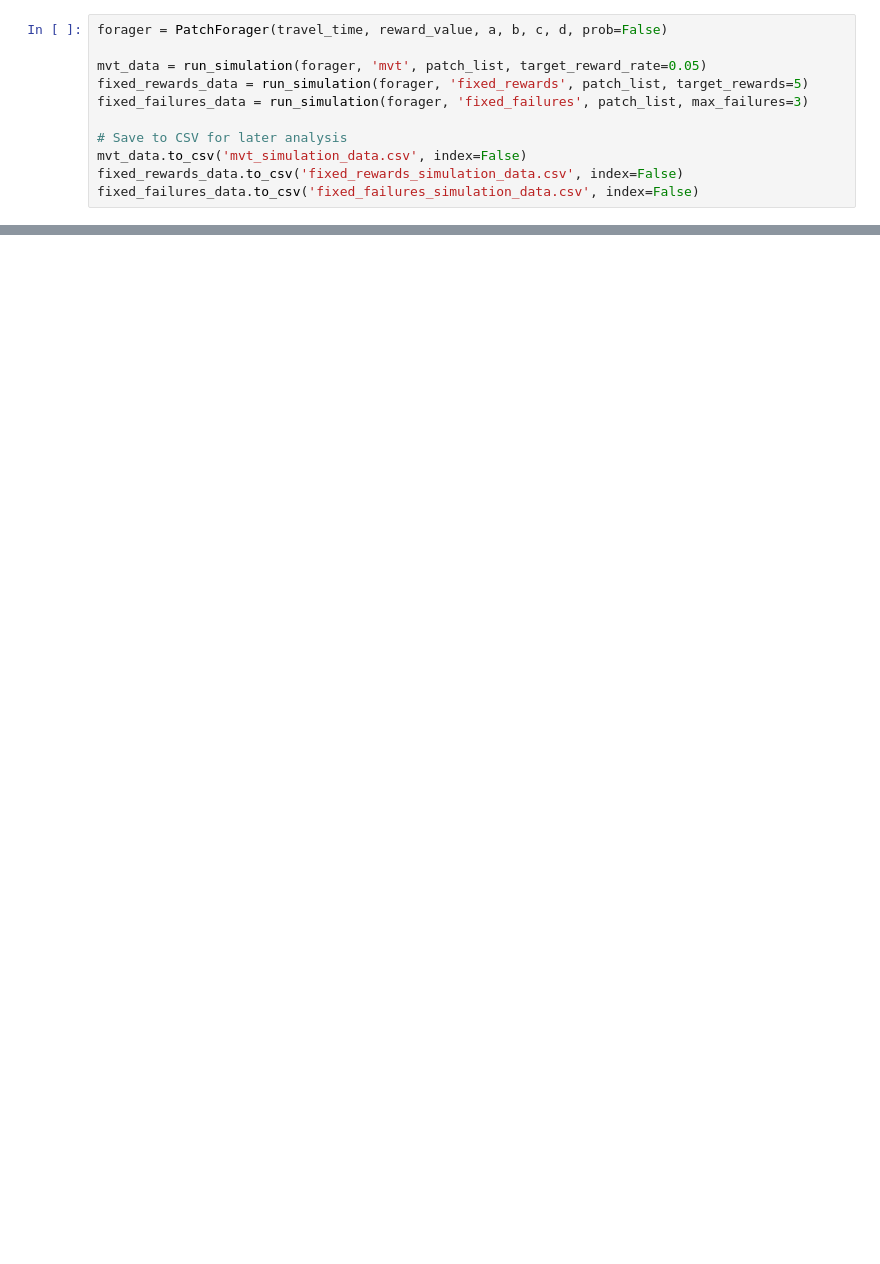
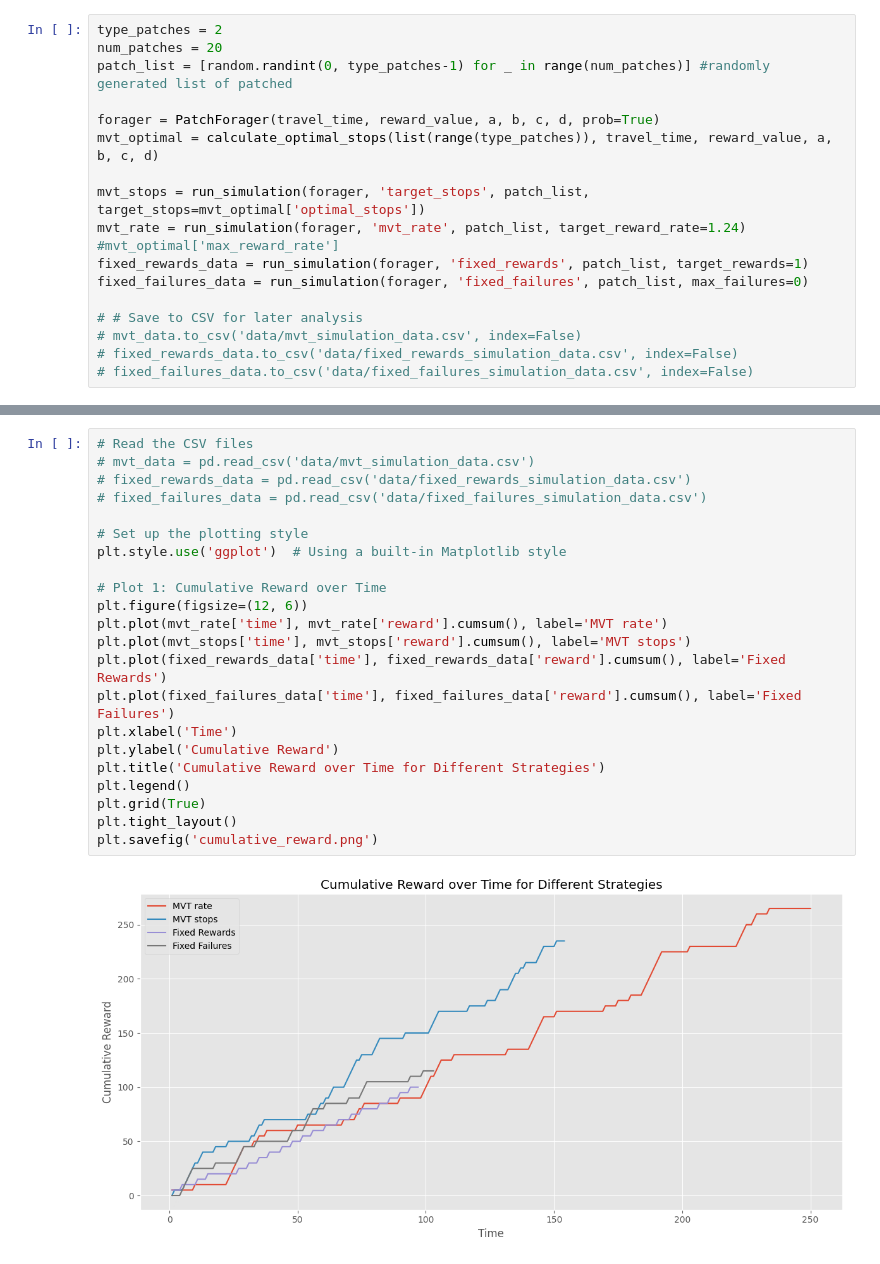
Before and after one commit to lauradriscoll/foraging-strategies, a Jupyter notebook: code/diff_strategies.ipynb, the cells around one changed output, grey strips where cells are left out. Drawn from its saved outputs; the diff is of its cells as text; blank space fills up the shorter version.

Commit message:
mvt rate and stops

```diff
--- a/code/diff_strategies.ipynb
+++ b/code/diff_strategies.ipynb
@@ -230,13 +126,19 @@ def run_simulation(forager, strategy, patch_list, **strategy_params):
 
     return pd.DataFrame(data)
 # %%
-forager = PatchForager(travel_time, reward_value, a, b, c, d, prob=False)
+type_patches = 2
+num_patches = 20
+patch_list = [random.randint(0, type_patches-1) for _ in range(num_patches)] #randomly generated list of patched
 
-mvt_data = run_simulation(forager, 'mvt', patch_list, target_reward_rate=0.05)
-fixed_rewards_data = run_simulation(forager, 'fixed_rewards', patch_list, target_rewards=5)
-fixed_failures_data = run_simulation(forager, 'fixed_failures', patch_list, max_failures=3)
+forager = PatchForager(travel_time, reward_value, a, b, c, d, prob=True)
+mvt_optimal = calculate_optimal_stops(list(range(type_patches)), travel_time, reward_value, a, b, c, d)
 
-# Save to CSV for later analysis
-mvt_data.to_csv('mvt_simulation_data.csv', index=False)
-fixed_rewards_data.to_csv('fixed_rewards_simulation_data.csv', index=False)
-fixed_failures_data.to_csv('fixed_failures_simulation_data.csv', index=False)
+mvt_stops = run_simulation(forager, 'target_stops', patch_list, target_stops=mvt_optimal['optimal_stops'])
+mvt_rate = run_simulation(forager, 'mvt_rate', patch_list, target_reward_rate=1.24) #mvt_optimal['max_reward_rate']
+fixed_rewards_data = run_simulation(forager, 'fixed_rewards', patch_list, target_rewards=1)
+fixed_failures_data = run_simulation(forager, 'fixed_failures', patch_list, max_failures=0)
+
+# # Save to CSV for later analysis
+# mvt_data.to_csv('data/mvt_simulation_data.csv', index=False)
+# fixed_rewards_data.to_csv('data/fixed_rewards_simulation_data.csv', index=False)
+# fixed_failures_data.to_csv('data/fixed_failures_simulation_data.csv', index=False)
@@ -242,0 +161,24 @@ fixed_failures_data.to_csv('fixed_failures_simulation_data.csv', index=False)
+# %%
+# Read the CSV files
+# mvt_data = pd.read_csv('data/mvt_simulation_data.csv')
+# fixed_rewards_data = pd.read_csv('data/fixed_rewards_simulation_data.csv')
+# fixed_failures_data = pd.read_csv('data/fixed_failures_simulation_data.csv')
+
+# Set up the plotting style
+plt.style.use('ggplot')  # Using a built-in Matplotlib style
+
+# Plot 1: Cumulative Reward over Time
+plt.figure(figsize=(12, 6))
+plt.plot(mvt_rate['time'], mvt_rate['reward'].cumsum(), label='MVT rate')
+plt.plot(mvt_stops['time'], mvt_stops['reward'].cumsum(), label='MVT stops')
+plt.plot(fixed_rewards_data['time'], fixed_rewards_data['reward'].cumsum(), label='Fixed Rewards')
+plt.plot(fixed_failures_data['time'], fixed_failures_data['reward'].cumsum(), label='Fixed Failures')
+plt.xlabel('Time')
+plt.ylabel('Cumulative Reward')
+plt.title('Cumulative Reward over Time for Different Strategies')
+plt.legend()
+plt.grid(True)
+plt.tight_layout()
+plt.savefig('cumulative_reward.png')
+# %% [output]
+[figure, added]
```
Also changed, not shown: parts of 8 cells of this notebook, 7 other files.
